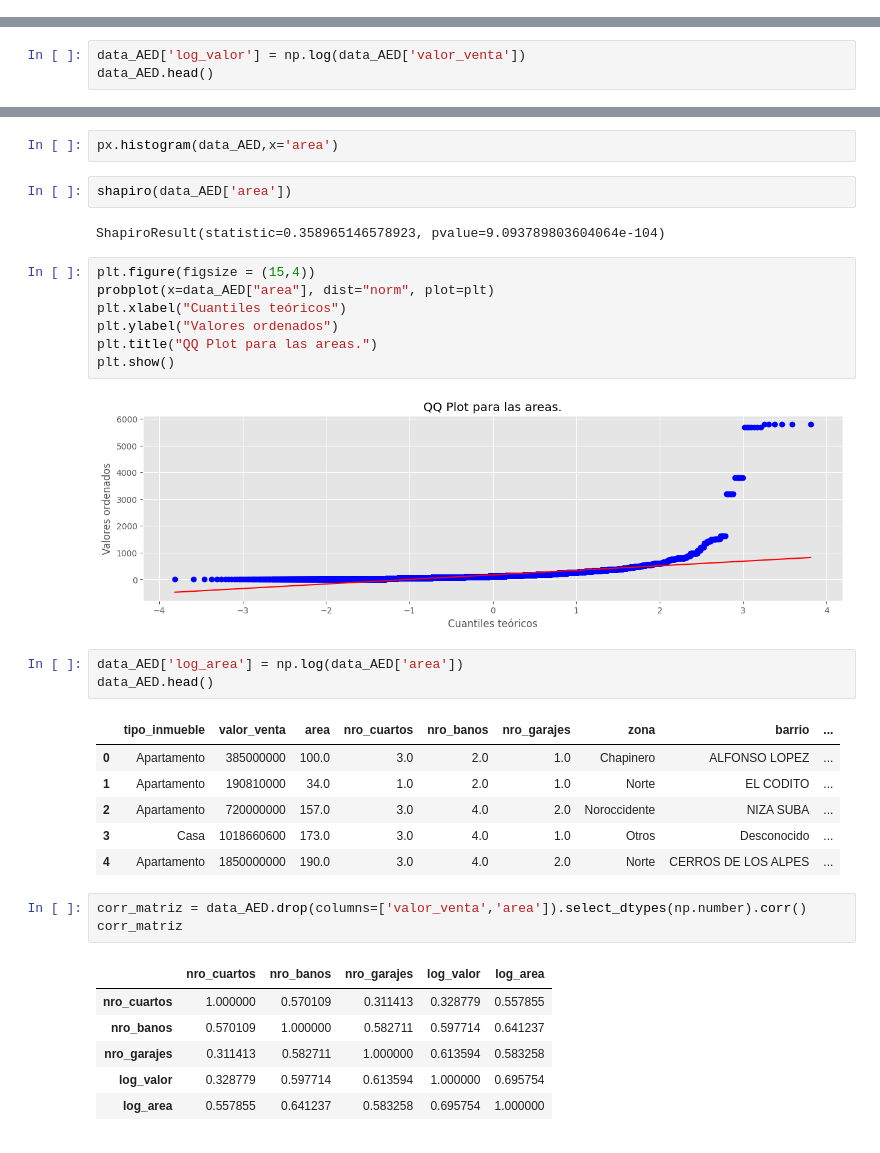
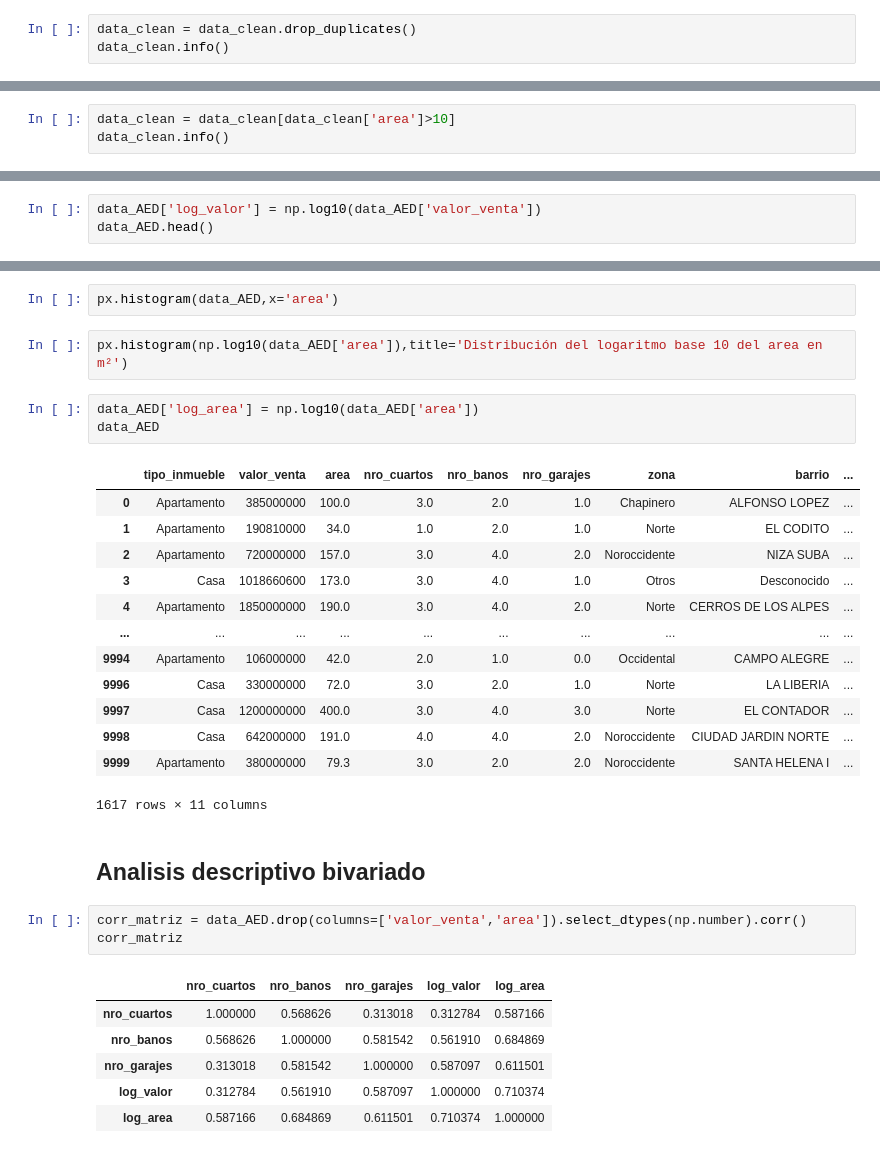
Before and after one commit to LordOnion88/MAD, a Jupyter notebook: Metodos Estadisticos/Predicción del Valor de Venta de Inmuebles.ipynb, the cells around one changed output, grey strips where cells are left out. Drawn from its saved outputs; the diff is of its cells as text.

```diff
--- a/Metodos Estadisticos/Predicción del Valor de Venta de Inmuebles.ipynb
+++ b/Metodos Estadisticos/Predicción del Valor de Venta de Inmuebles.ipynb
@@ -178,3 +183,6 @@ nro_banos
 Name: count, dtype: int64
 # %%
 data_clean[['nro_cuartos','nro_banos']] = data_clean[['nro_cuartos','nro_banos']].astype('float')
+# %%
+data_clean = data_clean.drop_duplicates()
+data_clean.info()
@@ -284,0 +322,3 @@ dtype: int64
+# %%
+data_clean = data_clean[data_clean['area']>10]
+data_clean.info()
@@ -324,5 +368,5 @@ px.histogram(np.log(data_AED['valor_venta']),title='Distribución del logaritmo
 # %%
-data_AED['log_valor'] = np.log(data_AED['valor_venta'])
+data_AED['log_valor'] = np.log10(data_AED['valor_venta'])
 data_AED.head()
 # %% [output]
 |  | tipo_inmueble | valor_venta | area | nro_cuartos | nro_banos | nro_garajes | zona | barrio | ... |
@@ -333,39 +377,37 @@ data_AED.head()
 | 4 | Apartamento | 1850000000 | 190.0 | 3.0 | 4.0 | 2.0 | Norte | CERROS DE LOS ALPES | ... |
 # %%
 px.histogram(data_AED,x='area')
-# %%
-shapiro(data_AED['area'])
-# %% [output]
-ShapiroResult(statistic=0.358965146578923, pvalue=9.093789803604064e-104)
-# %%
-plt.figure(figsize = (15,4))
-probplot(x=data_AED["area"], dist="norm", plot=plt)
-plt.xlabel("Cuantiles teóricos")
-plt.ylabel("Valores ordenados")
-plt.title("QQ Plot para las areas.")
-plt.show()
-# %% [output]
-[figure, removed]
+# %%
+px.histogram(np.log10(data_AED['area']),title='Distribución del logaritmo base 10 del area en m²')
 # %%
-data_AED['log_area'] = np.log(data_AED['area'])
-data_AED.head()
+data_AED['log_area'] = np.log10(data_AED['area'])
+data_AED
 # %% [output]
 |  | tipo_inmueble | valor_venta | area | nro_cuartos | nro_banos | nro_garajes | zona | barrio | ... |
 | 0 | Apartamento | 385000000 | 100.0 | 3.0 | 2.0 | 1.0 | Chapinero | ALFONSO LOPEZ | ... |
 | 1 | Apartamento | 190810000 | 34.0 | 1.0 | 2.0 | 1.0 | Norte | EL CODITO | ... |
 | 2 | Apartamento | 720000000 | 157.0 | 3.0 | 4.0 | 2.0 | Noroccidente | NIZA SUBA | ... |
 | 3 | Casa | 1018660600 | 173.0 | 3.0 | 4.0 | 1.0 | Otros | Desconocido | ... |
 | 4 | Apartamento | 1850000000 | 190.0 | 3.0 | 4.0 | 2.0 | Norte | CERROS DE LOS ALPES | ... |
+| ... | ... | ... | ... | ... | ... | ... | ... | ... | ... |
+| 9994 | Apartamento | 106000000 | 42.0 | 2.0 | 1.0 | 0.0 | Occidental | CAMPO ALEGRE | ... |
+| 9996 | Casa | 330000000 | 72.0 | 3.0 | 2.0 | 1.0 | Norte | LA LIBERIA | ... |
+| 9997 | Casa | 1200000000 | 400.0 | 3.0 | 4.0 | 3.0 | Norte | EL CONTADOR | ... |
+| 9998 | Casa | 642000000 | 191.0 | 4.0 | 4.0 | 2.0 | Noroccidente | CIUDAD JARDIN NORTE | ... |
+| 9999 | Apartamento | 380000000 | 79.3 | 3.0 | 2.0 | 2.0 | Noroccidente | SANTA HELENA I | ... |
+1617 rows × 11 columns
+# %% [markdown]
+## Analisis descriptivo bivariado
 # %%
 corr_matriz = data_AED.drop(columns=['valor_venta','area']).select_dtypes(np.number).corr()
 corr_matriz
 # %% [output]
 |  | nro_cuartos | nro_banos | nro_garajes | log_valor | log_area |
-| nro_cuartos | 1.000000 | 0.570109 | 0.311413 | 0.328779 | 0.557855 |
-| nro_banos | 0.570109 | 1.000000 | 0.582711 | 0.597714 | 0.641237 |
-| nro_garajes | 0.311413 | 0.582711 | 1.000000 | 0.613594 | 0.583258 |
-| log_valor | 0.328779 | 0.597714 | 0.613594 | 1.000000 | 0.695754 |
-| log_area | 0.557855 | 0.641237 | 0.583258 | 0.695754 | 1.000000 |
+| nro_cuartos | 1.000000 | 0.568626 | 0.313018 | 0.312784 | 0.587166 |
+| nro_banos | 0.568626 | 1.000000 | 0.581542 | 0.561910 | 0.684869 |
+| nro_garajes | 0.313018 | 0.581542 | 1.000000 | 0.587097 | 0.611501 |
+| log_valor | 0.312784 | 0.561910 | 0.587097 | 1.000000 | 0.710374 |
+| log_area | 0.587166 | 0.684869 | 0.611501 | 0.710374 | 1.000000 |
 # %%
 plt.figure(figsize=(10,8))
 sns.heatmap(corr_matriz,annot=True)
```
Also changed, not shown: parts of 62 cells of this notebook, 2 other files.
